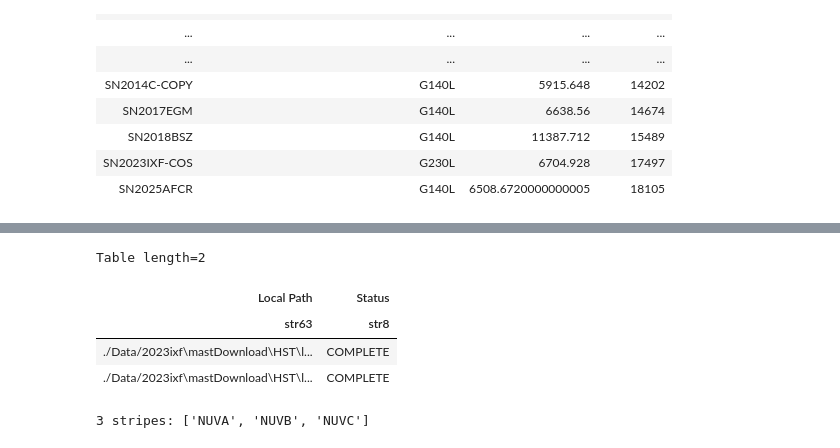
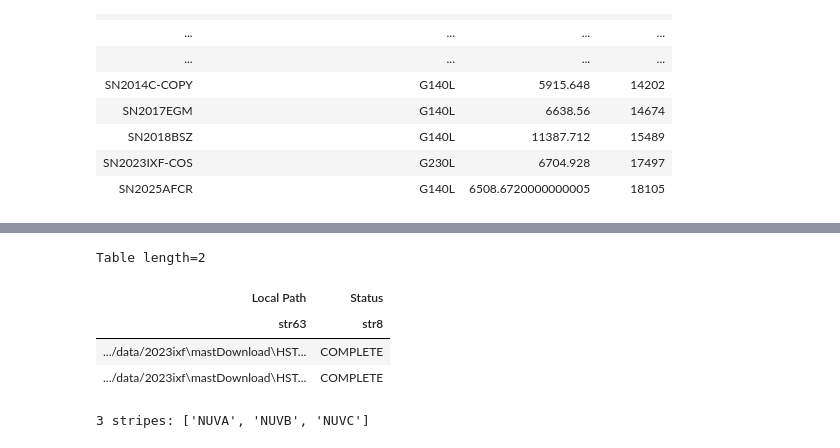
Before and after one commit to Ishaan2602/hst-uv-sn-spectra, a Jupyter notebook: notebooks/cos_sandbox.ipynb, the cells around one changed output, grey strips where cells are left out. Saved outputs shown, nothing was run; the diff lists cells and outputs as text; code cells hidden in the pictures.

```diff
--- a/cos_sandbox.ipynb
+++ b/notebooks/cos_sandbox.ipynb
@@ -65,6 +65,6 @@ Table length=10
 one = ixf[ixf["obs_id"] == "lf8803010"]
 cprod = Observations.get_product_list(one)
 cx1d = Observations.filter_products(cprod, productSubGroupDescription=["X1DSUM", "X1D"], extension="fits")
-cman = Observations.download_products(cx1d, download_dir="./Data/2023ixf")
+cman = Observations.download_products(cx1d, download_dir=".../data/2023ixf")
 cman["Local Path", "Status"]
 # %% [output]
@@ -73,7 +73,7 @@ Downloading URL https://mast.stsci.edu/api/v0.1/Download/file?uri=mast:HST/produ
 Table length=2
 | Local Path | Status |
 | str63 | str8 |
-| ./Data/2023ixf\mastDownload\HST\l... | COMPLETE |
-| ./Data/2023ixf\mastDownload\HST\l... | COMPLETE |
+| .../data/2023ixf\mastDownload\HST... | COMPLETE |
+| .../data/2023ixf\mastDownload\HST... | COMPLETE |
 # %%
 # COS NUV lands on 3 stripes (NUVA/B/C) so the x1dsum has 3 rows. COS masks on DQ_WGT (0 = thrown out)
```
Also changed, not shown: parts of 9 cells of this notebook, 22 other files.
